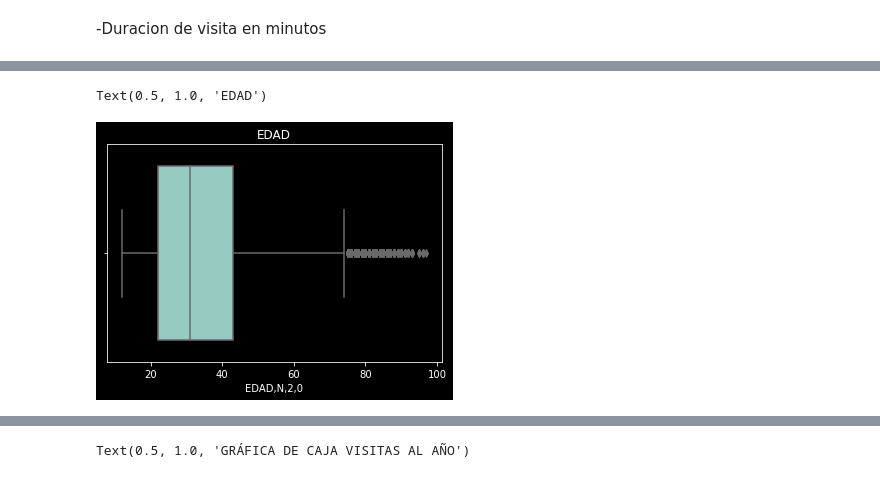
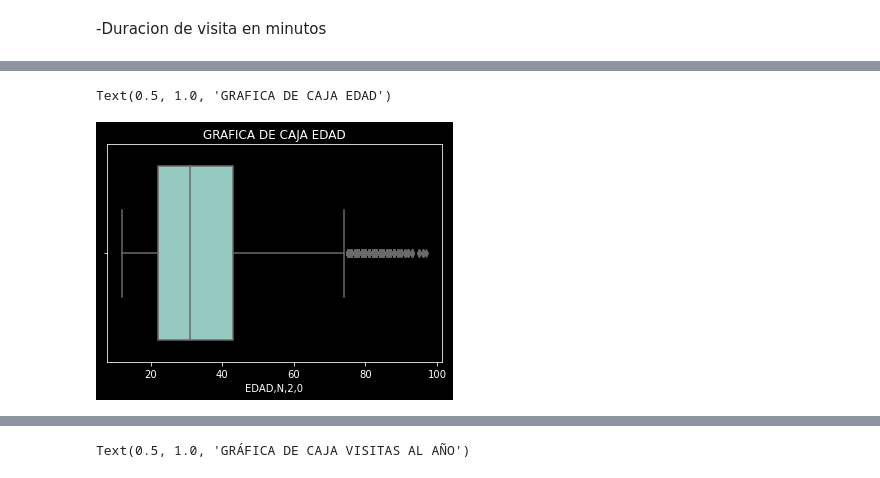
Before and after one commit to BrandonIslas/Proyecto1_Mineria_Datos, a Jupyter notebook: Reporte_Limpieza.ipynb, the cells around one changed output, grey strips where cells are left out. Drawn from its saved outputs; the diff is of its cells as text; code cells hidden in the pictures.

```diff
--- a/Reporte_Limpieza.ipynb
+++ b/Reporte_Limpieza.ipynb
@@ -155,6 +160,7 @@ print(moda)
 # %%
+plt.style.use('dark_background')
 sns.boxplot(x=dataframe_seleccion["EDAD,N,2,0"])
 plt.title("GRAFICA DE CAJA EDAD")
 # %% [output]
-Text(0.5, 1.0, 'EDAD')
+Text(0.5, 1.0, 'GRAFICA DE CAJA EDAD')
-[figure, old version]
+[figure, new version]
```
Also changed, not shown: parts of 7 cells of this notebook, 2 other files.
